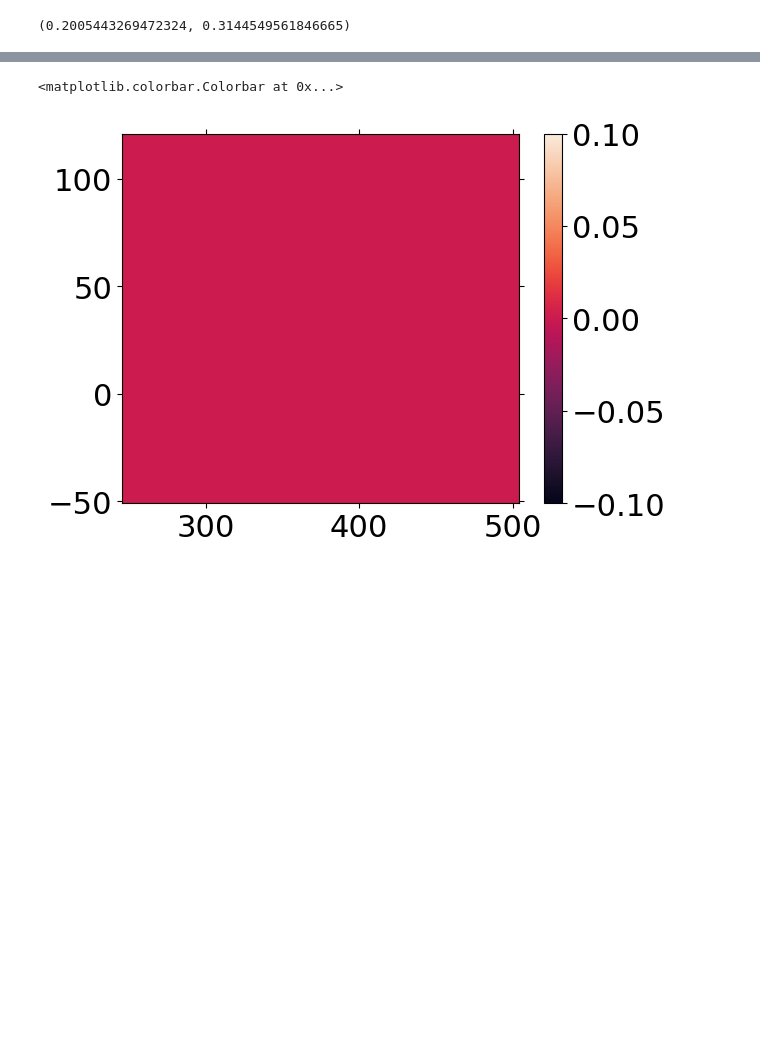
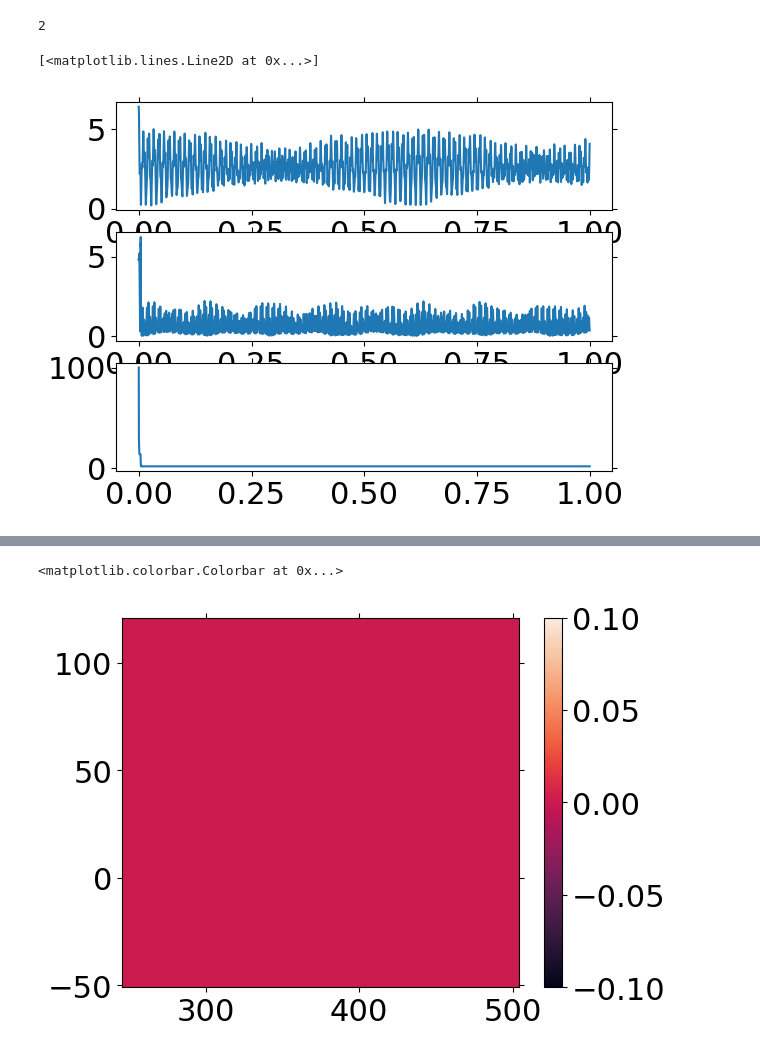
Before and after one commit to EmilLenler/PhD-Work, a Jupyter notebook: Lab Stuff/ESI/Thomas Simulations/CIT single ion.ipynb, the cells around one changed output, grey strips where cells are left out. Drawn from its saved outputs; the diff is of its cells as text; code cells hidden in the pictures; blank space fills up the shorter version.

```diff
--- a/Lab Stuff/ESI/Thomas Simulations/CIT single ion.ipynb
+++ b/Lab Stuff/ESI/Thomas Simulations/CIT single ion.ipynb
@@ -212,7 +220,15 @@ xs = curr_y[:N_sim][not_out_of_bounds]
 ys = curr_y[N_sim:2*N_sim][not_out_of_bounds]
 rs = np.sqrt(xs**2 + ys**2)
 zs = curr_y[2*N_sim:3*N_sim][not_out_of_bounds]
-np.std(rs)*1e3, np.std(zs)*1e3
+print(N)
 # %% [output]
-(0.2005443269472324, 0.3144549561846665)
+2
+# %%
+fig,ax = plt.subplots(3,1)
+ax[0].plot(ts*1e3,R_hist*1e3)
+ax[1].plot(ts*1e3,Z_hits*1e3)
+ax[2].plot(ts*1e3,N_history)
+# %% [output]
+[<matplotlib.lines.Line2D at 0x...>]
+[figure, added]
 # %%
```
Also changed, not shown: parts of 5 cells of this notebook.
